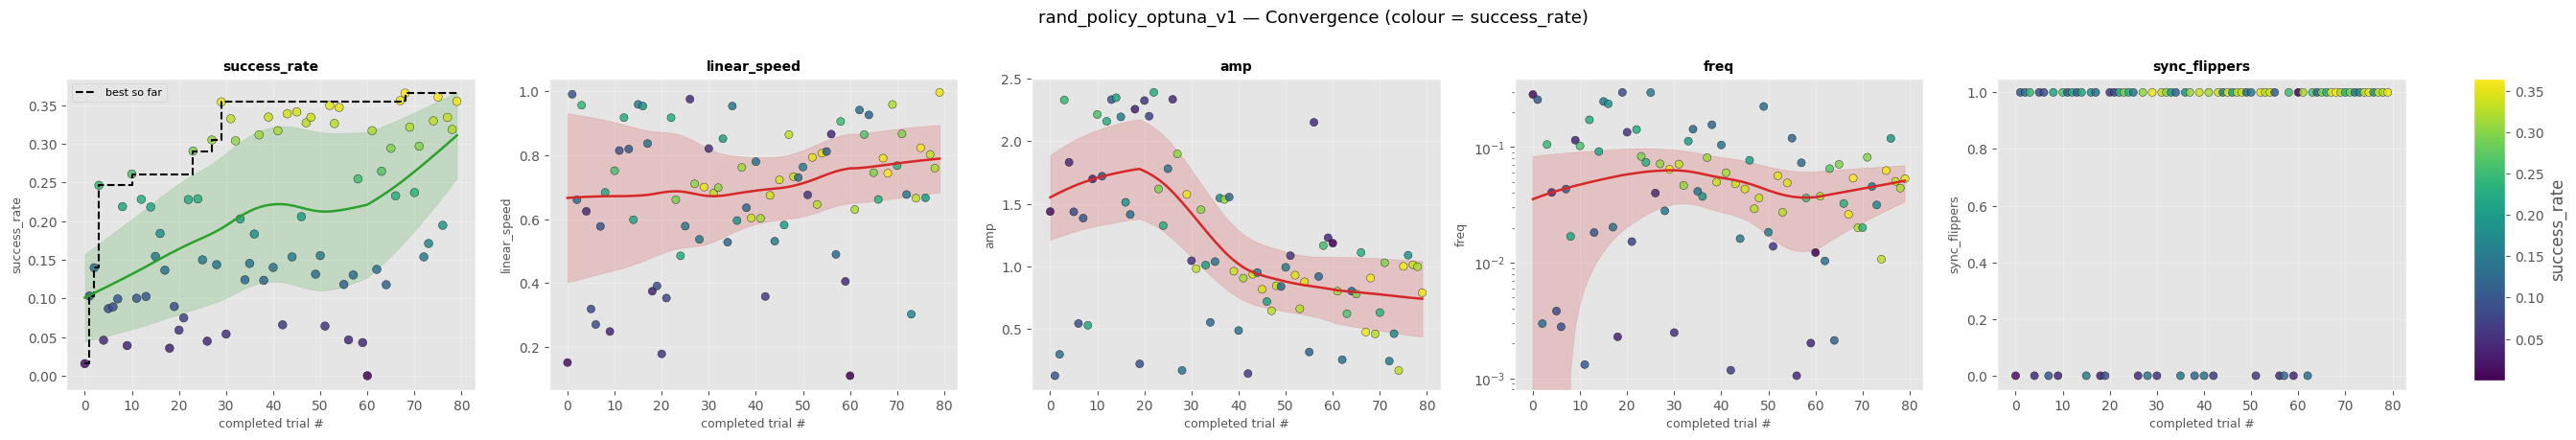
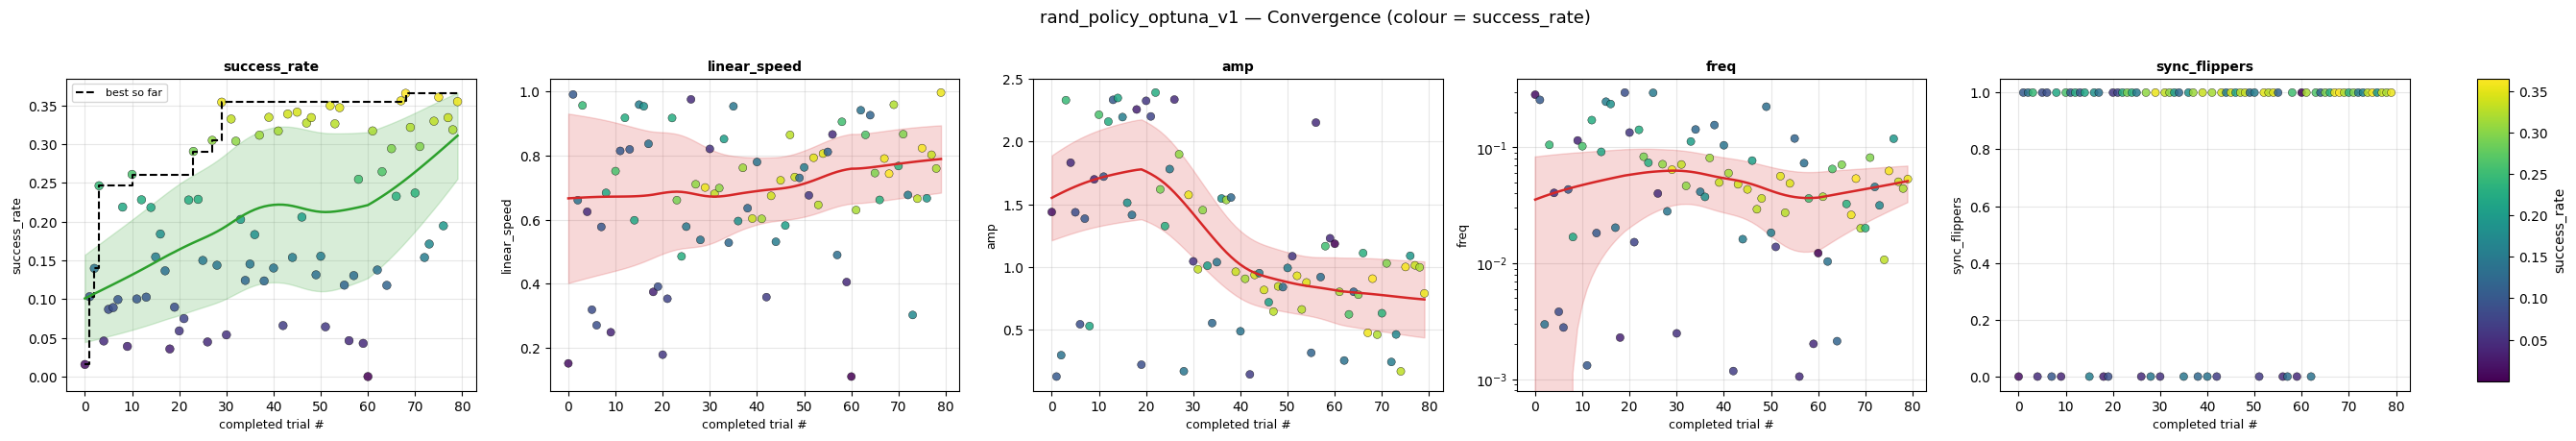
The change to this notebook cell's code, shown as a diff; its figure went from the first image to the second:
--- before
+++ after
@@ -57,3 +57,4 @@
 fig.suptitle(f"{STUDY_NAME} — Convergence (colour = success_rate)", fontsize=13, y=1.01)
 fig.tight_layout(rect=[0, 0, 0.92, 1.0])
+plt.savefig(fname="rand_optuna_convergence.svg",format="svg")
 plt.show()

Commit: Experiments update